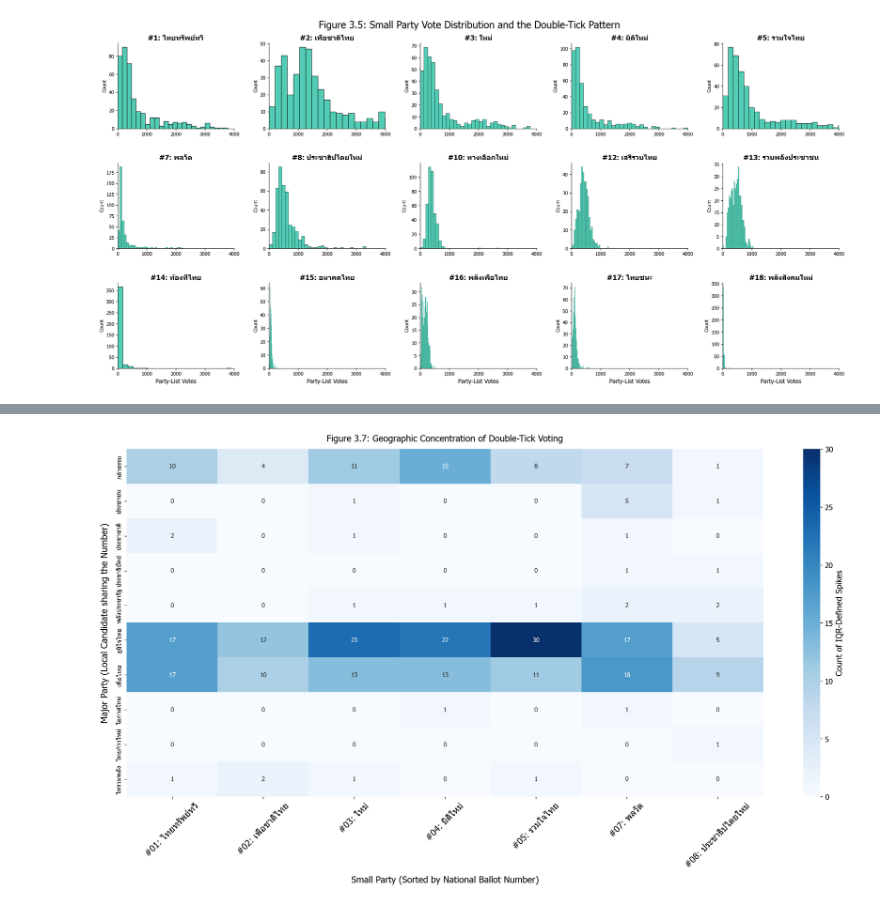
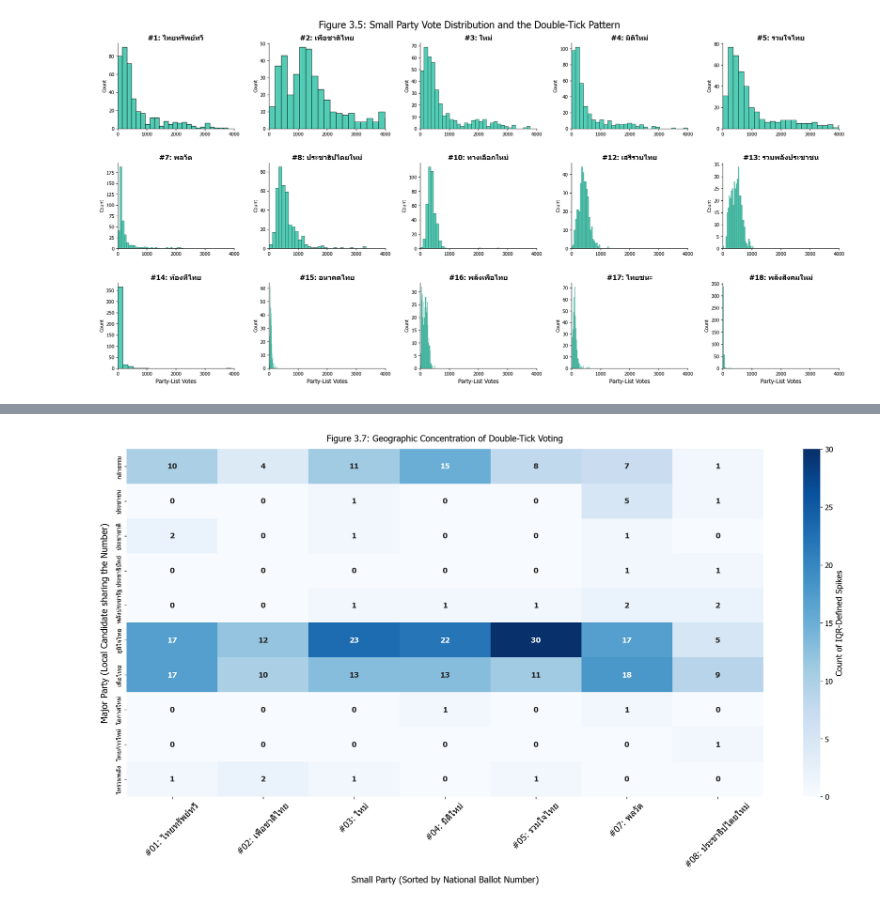
Before and after one commit to Gorszet/DADS5001_Election_2569, a Jupyter notebook: election_analysis69.ipynb, the cells around one changed output, grey strips where cells are left out. Cells and saved outputs as stored; diff of their text form; code cells hidden in the pictures.

```diff
--- a/election_analysis69.ipynb
+++ b/election_analysis69.ipynb
@@ -1629,35 +1629,35 @@ benefactor_map = benefactor_map.merge(
     left_on='party_id_y', right_on='id',
     suffixes=('_small', '_big')
 )
 
 benefactor_map['small_party_label'] = (
     "#" + benefactor_map['party_no_num'].astype(int).map('{:02d}'.format) +
     ": " + benefactor_map['name_small']
 )
 
 summary_iqr = benefactor_map.groupby(['name_big', 'small_party_label']).size().unstack(fill_value=0)
 summary_iqr = summary_iqr.reindex(sorted(summary_iqr.columns), axis=1)
 
 exclude_prefixes = ['#10:', '#14:', '#15:']
 summary_iqr = summary_iqr[[c for c in summary_iqr.columns if not any(c.startswith(p) for p in exclude_prefixes)]]
 
 # Plot Figure 3.7
 fig37, ax37 = plt.subplots(figsize=(18, 10))
 
-sns.heatmap(summary_iqr, annot=True, fmt='d', cmap=HEATMAP_CMAP, cbar_kws={'label': 'Count of IQR-Defined Spikes'}, ax=ax37)
+sns.heatmap(summary_iqr, annot=True, fmt='d', cmap=HEATMAP_CMAP, cbar_kws={'label': 'Count of IQR-Defined Spikes'},annot_kws={'size': 12, 'weight': 'bold'}, ax=ax37)
 cbar = ax37.collections[0].colorbar
 cbar.ax.tick_params(labelsize=12)
 cbar.set_label('Count of IQR-Defined Spikes', fontsize=13)
 ax37.set_title('Figure 3.7: Geographic Concentration of Double-Tick Voting', fontsize=14, pad=12)
 ax37.set_xlabel('Small Party (Sorted by National Ballot Number)', fontsize=14, labelpad=10)
 ax37.set_ylabel('Major Party (Local Candidate sharing the Number)', fontsize=14, labelpad=10)
 ax37.tick_params(axis='x', rotation=45, labelsize=14)
 
 plt.tight_layout()
 
 plt.show()
 # %% [output]
-[figure, old version]
+[figure, new version]
 # %%
 # Plot Figure 3.8
 small_parties_1_10 = df_party_info[
```
Also changed, not shown: parts of 2 cells of this notebook, 3 other files.
